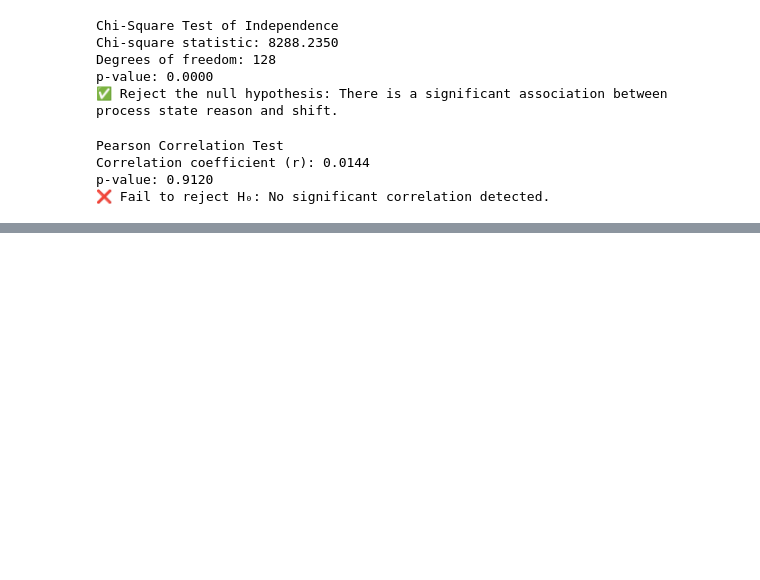
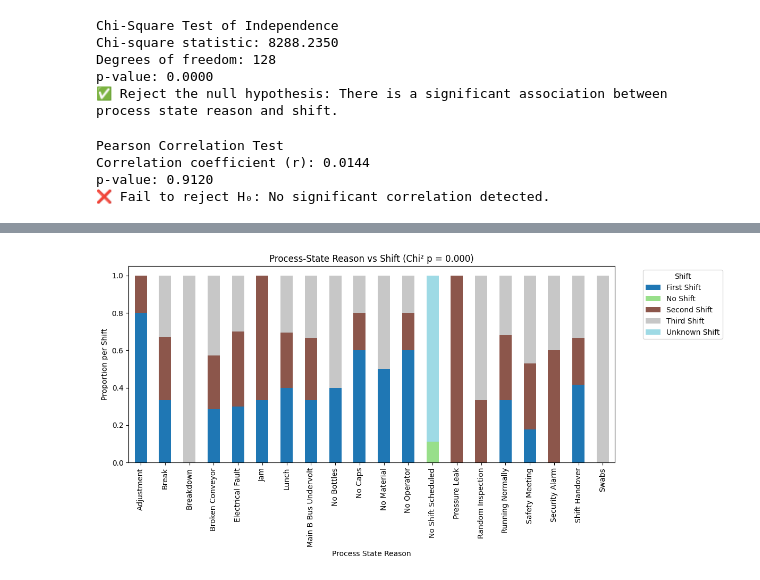
Before and after one commit to sathwika1898/Production_analysis, a Jupyter notebook: production_analysis.ipynb, the cells around one changed output, grey strips where cells are left out. Cells and saved outputs as stored; diff of their text form; code cells hidden in the pictures; blank space fills up the shorter version.

```diff
--- a/production_analysis.ipynb
+++ b/production_analysis.ipynb
@@ -828,0 +908,18 @@ p-value: 0.9120
+# %%
+df_chi = df.dropna(subset=["process_state_reason_display_name", "shift_display_name"])
+contingency = pd.crosstab(df_chi["process_state_reason_display_name"], df_chi["shift_display_name"])
+chi2_stat, chi2_pval, _, _ = chi2_contingency(contingency)
+
+# Normalize to percentage per reason
+contingency_pct = contingency.div(contingency.sum(axis=1), axis=0)
+
+# Plot
+contingency_pct.plot(kind="bar", stacked=True, figsize=(12, 6), colormap="tab20")
+plt.title(f"Process-State Reason vs Shift (Chi² p = {chi2_pval:.3f})")
+plt.xlabel("Process State Reason")
+plt.ylabel("Proportion per Shift")
+plt.legend(title="Shift", bbox_to_anchor=(1.05, 1))
+plt.tight_layout()
+plt.show()
+# %% [output]
+[figure, added]
```
Also changed, not shown: parts of 10 cells of this notebook.
